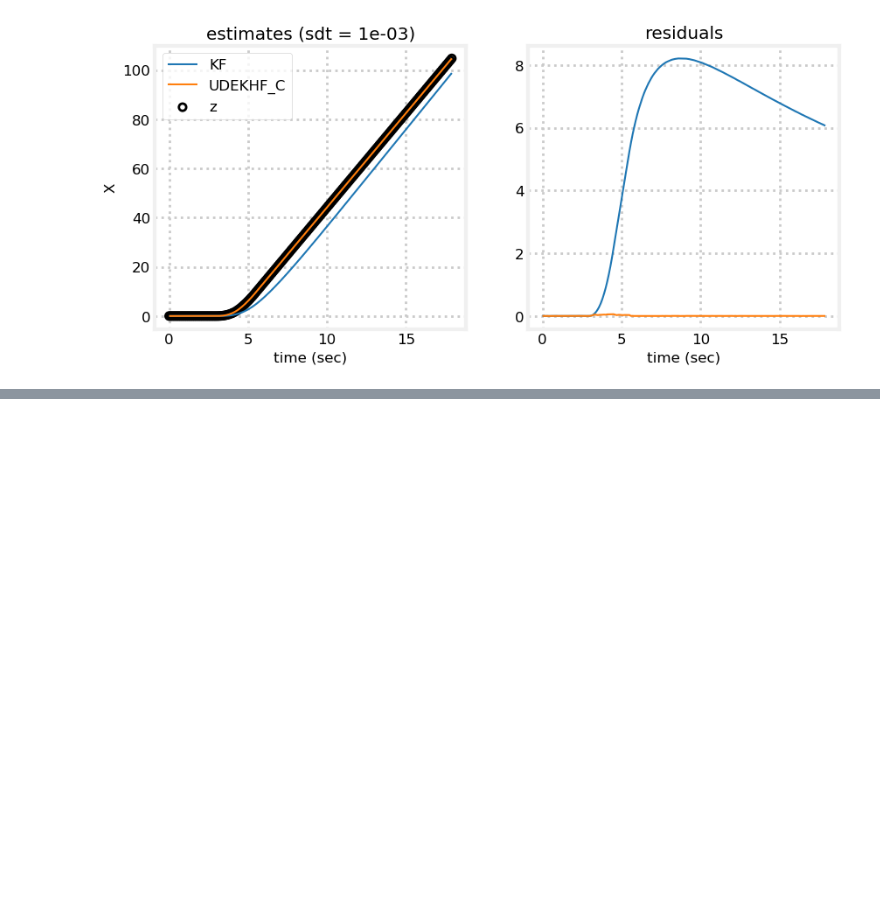
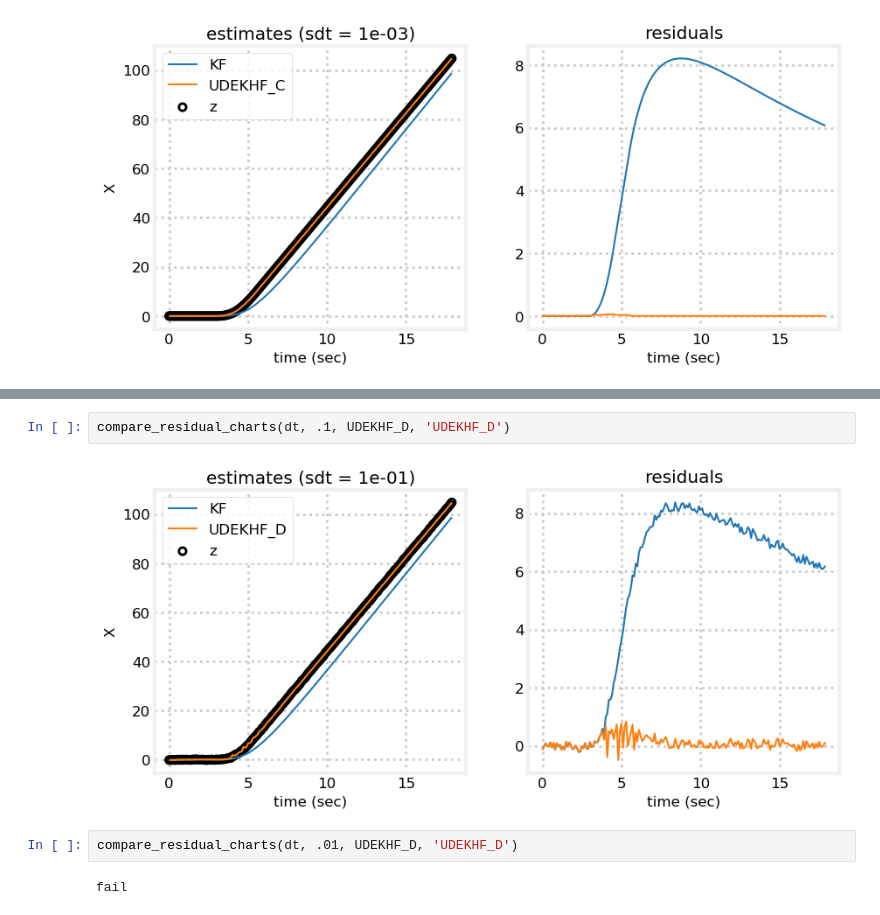
Before and after one commit to shkolnick-kun/kalman_h_infinity_filters, a Jupyter notebook: TestLinear2d.ipynb, the cells around one changed output, grey strips where cells are left out. Cells and saved outputs as stored; diff of their text form; blank space fills up the shorter version.

```diff
--- a/TestLinear2d.ipynb
+++ b/TestLinear2d.ipynb
@@ -476,0 +487,8 @@ compare_residual_charts(dt, .001, UDEKHF_C, 'UDEKHF_C')
+# %%
+compare_residual_charts(dt, .1, UDEKHF_D, 'UDEKHF_D')
+# %% [output]
+[figure, added]
+# %%
+compare_residual_charts(dt, .01, UDEKHF_D, 'UDEKHF_D')
+# %% [output]
+fail
```
Also changed, not shown: parts of 24 cells of this notebook, 1 other file.
